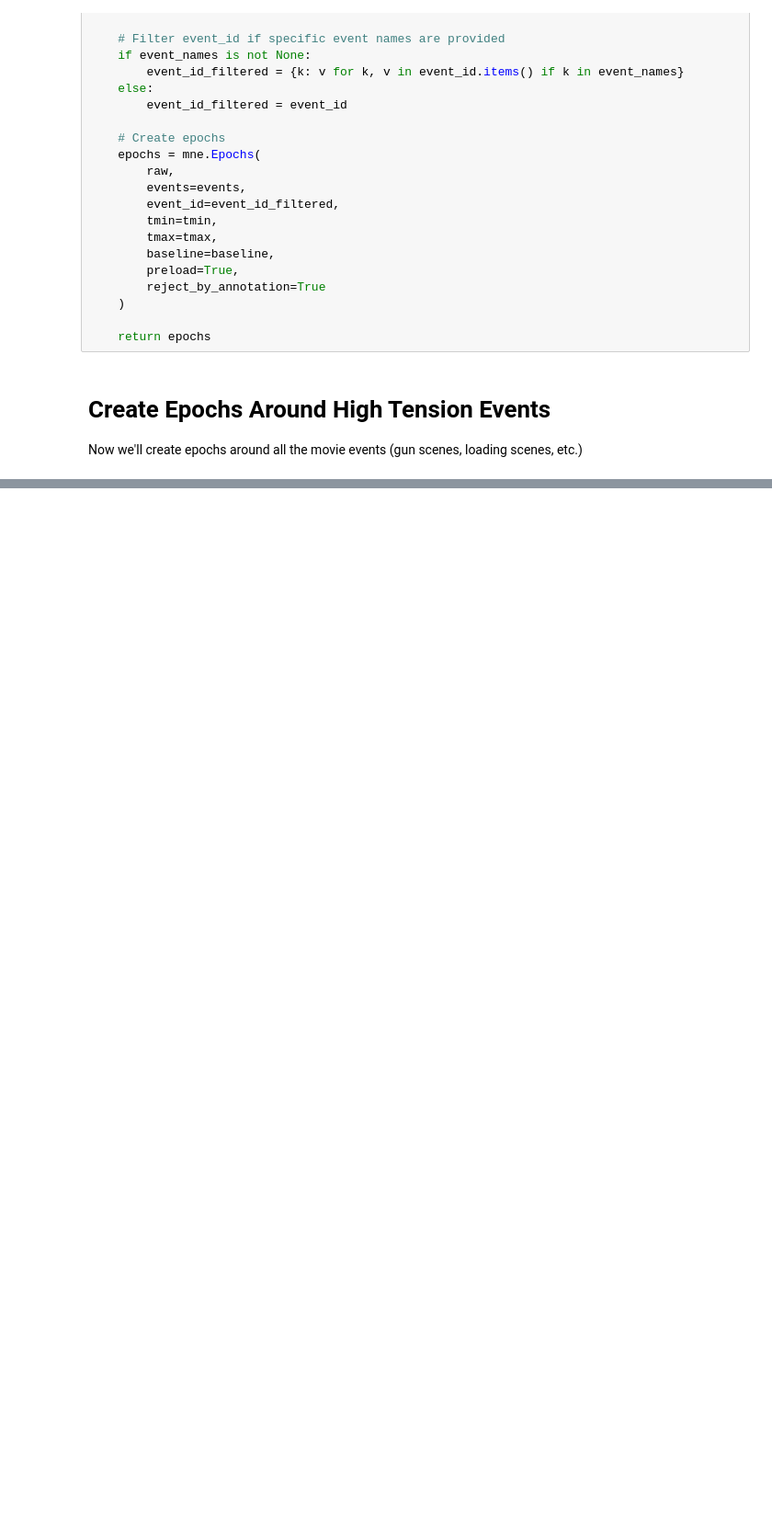
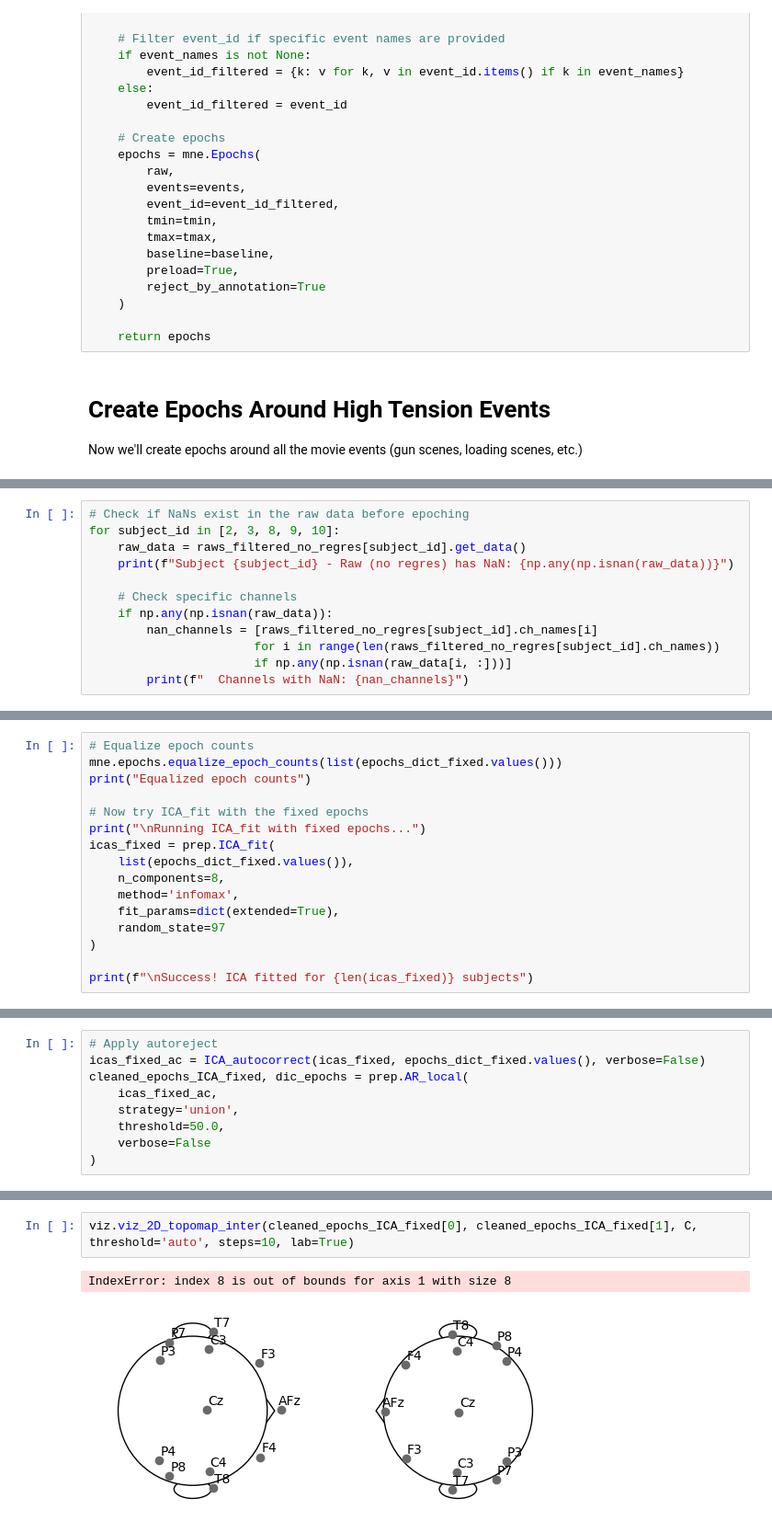
Before and after one commit to zeyus-research/isc-playground, a Jupyter notebook: notebooks/test_eeg_hypyp.ipynb, the cells around one changed output, grey strips where cells are left out. Shown at 92% size. Cells and saved outputs as stored; diff of their text form; blank space fills up the shorter version.

```diff
--- a/notebooks/test_eeg_hypyp.ipynb
+++ b/notebooks/test_eeg_hypyp.ipynb
@@ -898,0 +985,12 @@ IndexError: index -1 is out of bounds for axis 0 with size 0
+# %%
+# Check if NaNs exist in the raw data before epoching
+for subject_id in [2, 3, 8, 9, 10]:
+    raw_data = raws_filtered_no_regres[subject_id].get_data()
+    print(f"Subject {subject_id} - Raw (no regres) has NaN: {np.any(np.isnan(raw_data))}")
+
+    # Check specific channels
+    if np.any(np.isnan(raw_data)):
+        nan_channels = [raws_filtered_no_regres[subject_id].ch_names[i]
+                       for i in range(len(raws_filtered_no_regres[subject_id].ch_names))
+                       if np.any(np.isnan(raw_data[i, :]))]
+        print(f"  Channels with NaN: {nan_channels}")
@@ -898,0 +1072,16 @@ IndexError: index -1 is out of bounds for axis 0 with size 0
+# %%
+# Equalize epoch counts
+mne.epochs.equalize_epoch_counts(list(epochs_dict_fixed.values()))
+print("Equalized epoch counts")
+
+# Now try ICA_fit with the fixed epochs
+print("\nRunning ICA_fit with fixed epochs...")
+icas_fixed = prep.ICA_fit(
+    list(epochs_dict_fixed.values()),
+    n_components=8,
+    method='infomax',
+    fit_params=dict(extended=True),
+    random_state=97
+)
+
+print(f"\nSuccess! ICA fitted for {len(icas_fixed)} subjects")
@@ -898,0 +1106,9 @@ IndexError: index -1 is out of bounds for axis 0 with size 0
+# %%
+# Apply autoreject
+icas_fixed_ac = ICA_autocorrect(icas_fixed, epochs_dict_fixed.values(), verbose=False)
+cleaned_epochs_ICA_fixed, dic_epochs = prep.AR_local(
+    icas_fixed_ac,
+    strategy='union',
+    threshold=50.0,
+    verbose=False
+)
@@ -898,0 +1415,5 @@ IndexError: index -1 is out of bounds for axis 0 with size 0
+# %%
+viz.viz_2D_topomap_inter(cleaned_epochs_ICA_fixed[0], cleaned_epochs_ICA_fixed[1], C, threshold='auto', steps=10, lab=True)
+# %% [output]
+IndexError: index 8 is out of bounds for axis 1 with size 8
+[figure, added]
```
Also changed, not shown: parts of 28 cells of this notebook, 3 other files.
